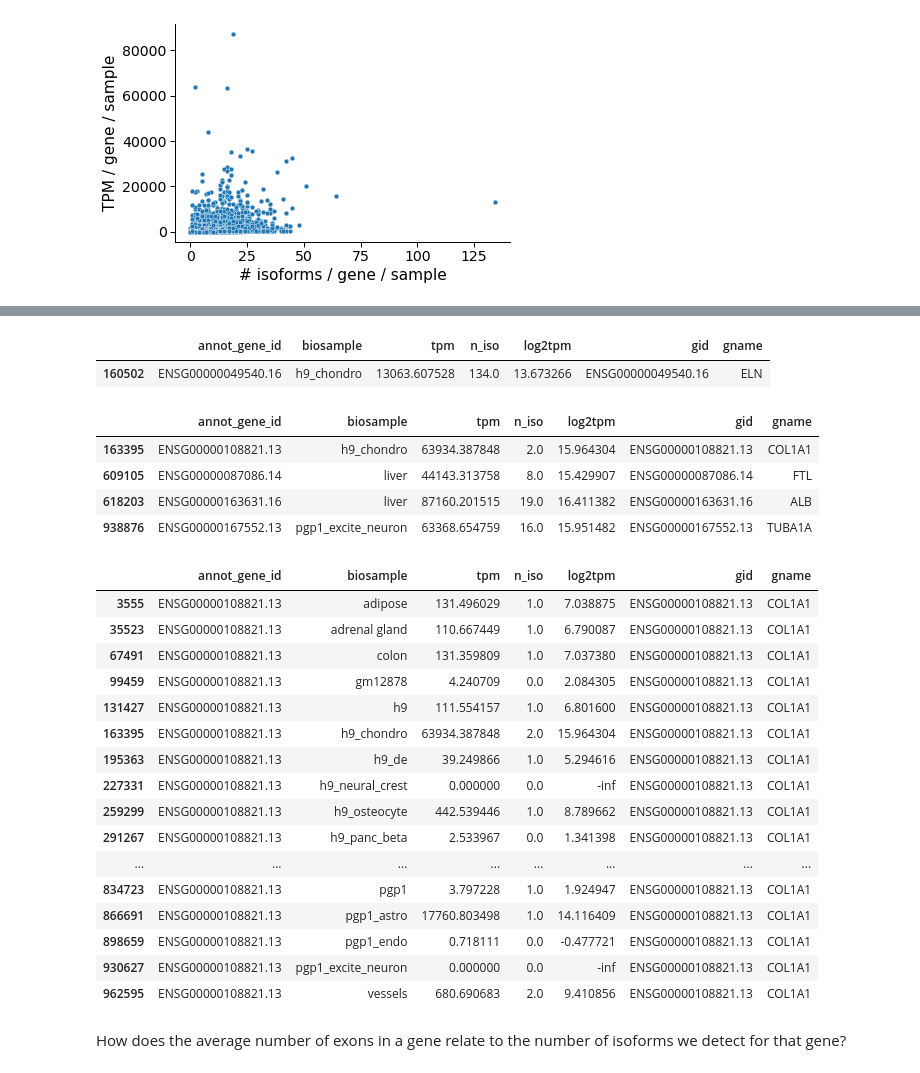
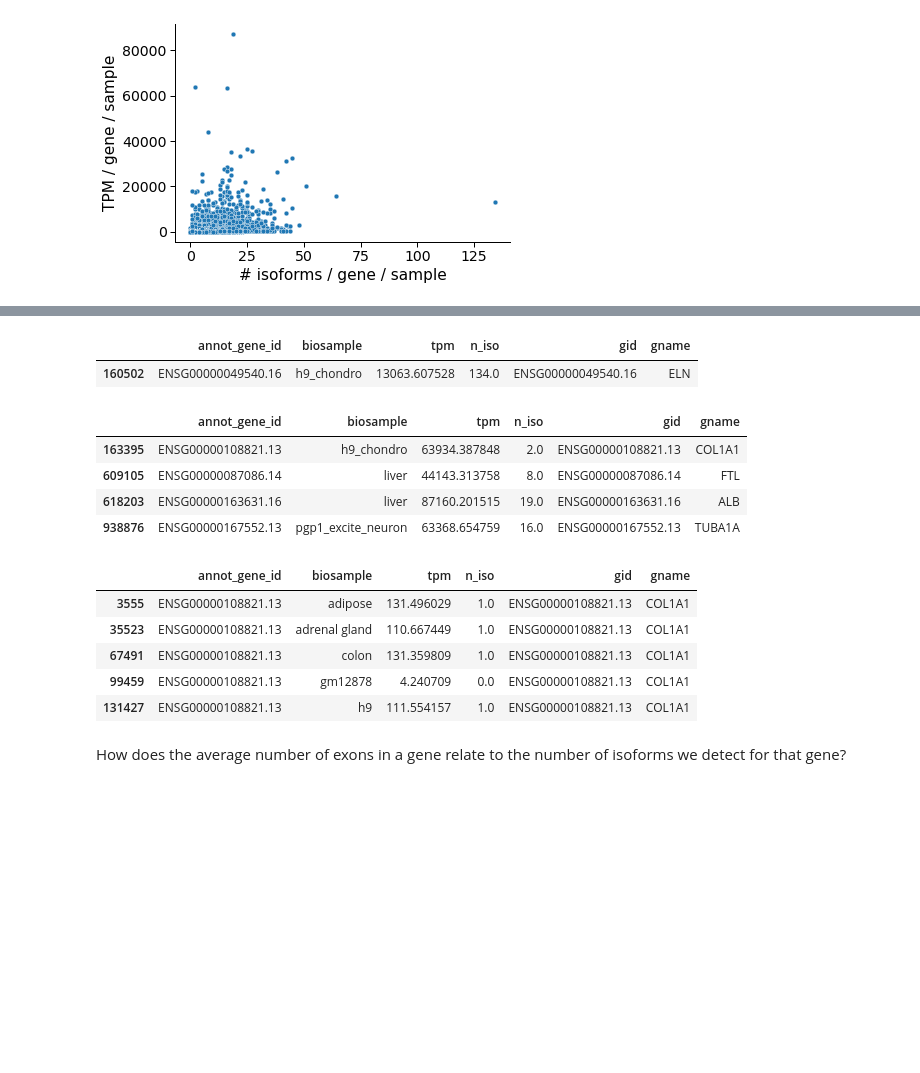
Before and after one commit to fairliereese/rnawg, a Jupyter notebook: lr_bulk/talon/iso_det.ipynb, the cells around one changed output, grey strips where cells are left out. Cells and saved outputs as stored; diff of their text form; code cells hidden in the pictures; blank space fills up the shorter version.

```diff
--- a/lr_bulk/talon/iso_det.ipynb
+++ b/lr_bulk/talon/iso_det.ipynb
@@ -487,10 +564,3 @@ Applying gene type and novelty subset
 Number of isos reported: 92963
 Found 31 total samples
 [figure]
-# %%
-df = pd.read_csv('human_talon_abundance.tsv', sep='\t')
-tpm_df, _ = get_tpm_table(df,
-                       how='gene',
-                       min_tpm=1,
-                       groupby='sample',
-                       gene_subset='polya')
@@ -546,6 +566,0 @@ iso_df.head()
-# %%
-tpm_df.index.name = 'annot_gene_id'
-tpm_df.reset_index(inplace=True)
-iso_df.reset_index(inplace=True)
-
-df = tpm_df.merge(iso_df, how='outer', on=['annot_gene_id', 'biosample'])
@@ -561,2 +566,0 @@ df.head()
-# %%
-df['log2tpm'] = np.log2(df.tpm)
@@ -583,40 +567,25 @@ plt.savefig(fname, dpi=300, bbox_inches='tight')
-# %%
-gene_df, _, _ = get_gtf_info(how='gene')
-gene_df = gene_df[['gid', 'gname']]
-df = df.merge(gene_df, how='left', left_on='annot_gene_id', right_on='gid')
 # %%
 df.loc[(df.gname == 'ELN')&(df.biosample == 'h9_chondro')]
 # %% [output]
-|  | annot_gene_id | biosample | tpm | n_iso | log2tpm | gid | gname |
-| 160502 | ENSG00000049540.16 | h9_chondro | 13063.607528 | 134.0 | 13.673266 | ENSG00000049540.16 | ELN |
+|  | annot_gene_id | biosample | tpm | n_iso | gid | gname |
+| 160502 | ENSG00000049540.16 | h9_chondro | 13063.607528 | 134.0 | ENSG00000049540.16 | ELN |
 # %%
 df.loc[df.tpm > 40000]
 # %% [output]
-|  | annot_gene_id | biosample | tpm | n_iso | log2tpm | gid | gname |
-| 163395 | ENSG00000108821.13 | h9_chondro | 63934.387848 | 2.0 | 15.964304 | ENSG00000108821.13 | COL1A1 |
-| 609105 | ENSG00000087086.14 | liver | 44143.313758 | 8.0 | 15.429907 | ENSG00000087086.14 | FTL |
-| 618203 | ENSG00000163631.16 | liver | 87160.201515 | 19.0 | 16.411382 | ENSG00000163631.16 | ALB |
-| 938876 | ENSG00000167552.13 | pgp1_excite_neuron | 63368.654759 | 16.0 | 15.951482 | ENSG00000167552.13 | TUBA1A |
+|  | annot_gene_id | biosample | tpm | n_iso | gid | gname |
+| 163395 | ENSG00000108821.13 | h9_chondro | 63934.387848 | 2.0 | ENSG00000108821.13 | COL1A1 |
+| 609105 | ENSG00000087086.14 | liver | 44143.313758 | 8.0 | ENSG00000087086.14 | FTL |
+| 618203 | ENSG00000163631.16 | liver | 87160.201515 | 19.0 | ENSG00000163631.16 | ALB |
+| 938876 | ENSG00000167552.13 | pgp1_excite_neuron | 63368.654759 | 16.0 | ENSG00000167552.13 | TUBA1A |
 # %%
-df.loc[df.gname == 'COL1A1']
+df.loc[df.gname == 'COL1A1'].head()
 # %% [output]
-|  | annot_gene_id | biosample | tpm | n_iso | log2tpm | gid | gname |
-| 3555 | ENSG00000108821.13 | adipose | 131.496029 | 1.0 | 7.038875 | ENSG00000108821.13 | COL1A1 |
-| 35523 | ENSG00000108821.13 | adrenal gland | 110.667449 | 1.0 | 6.790087 | ENSG00000108821.13 | COL1A1 |
-| 67491 | ENSG00000108821.13 | colon | 131.359809 | 1.0 | 7.037380 | ENSG00000108821.13 | COL1A1 |
-| 99459 | ENSG00000108821.13 | gm12878 | 4.240709 | 0.0 | 2.084305 | ENSG00000108821.13 | COL1A1 |
-| 131427 | ENSG00000108821.13 | h9 | 111.554157 | 1.0 | 6.801600 | ENSG00000108821.13 | COL1A1 |
-| 163395 | ENSG00000108821.13 | h9_chondro | 63934.387848 | 2.0 | 15.964304 | ENSG00000108821.13 | COL1A1 |
-| 195363 | ENSG00000108821.13 | h9_de | 39.249866 | 1.0 | 5.294616 | ENSG00000108821.13 | COL1A1 |
-| 227331 | ENSG00000108821.13 | h9_neural_crest | 0.000000 | 0.0 | -inf | ENSG00000108821.13 | COL1A1 |
-| 259299 | ENSG00000108821.13 | h9_osteocyte | 442.539446 | 1.0 | 8.789662 | ENSG00000108821.13 | COL1A1 |
-| 291267 | ENSG00000108821.13 | h9_panc_beta | 2.533967 | 0.0 | 1.341398 | ENSG00000108821.13 | COL1A1 |
-| ... | ... | ... | ... | ... | ... | ... | ... |
-| 834723 | ENSG00000108821.13 | pgp1 | 3.797228 | 1.0 | 1.924947 | ENSG00000108821.13 | COL1A1 |
-| 866691 | ENSG00000108821.13 | pgp1_astro | 17760.803498 | 1.0 | 14.116409 | ENSG00000108821.13 | COL1A1 |
-| 898659 | ENSG00000108821.13 | pgp1_endo | 0.718111 | 0.0 | -0.477721 | ENSG00000108821.13 | COL1A1 |
-| 930627 | ENSG00000108821.13 | pgp1_excite_neuron | 0.000000 | 0.0 | -inf | ENSG00000108821.13 | COL1A1 |
-| 962595 | ENSG00000108821.13 | vessels | 680.690683 | 2.0 | 9.410856 | ENSG00000108821.13 | COL1A1 |
+|  | annot_gene_id | biosample | tpm | n_iso | gid | gname |
+| 3555 | ENSG00000108821.13 | adipose | 131.496029 | 1.0 | ENSG00000108821.13 | COL1A1 |
+| 35523 | ENSG00000108821.13 | adrenal gland | 110.667449 | 1.0 | ENSG00000108821.13 | COL1A1 |
+| 67491 | ENSG00000108821.13 | colon | 131.359809 | 1.0 | ENSG00000108821.13 | COL1A1 |
+| 99459 | ENSG00000108821.13 | gm12878 | 4.240709 | 0.0 | ENSG00000108821.13 | COL1A1 |
+| 131427 | ENSG00000108821.13 | h9 | 111.554157 | 1.0 | ENSG00000108821.13 | COL1A1 |
 # %% [markdown]
 How does the average number of exons in a gene relate to the number of isoforms we detect for that gene?
 # %%
```
Also changed, not shown: parts of 18 cells of this notebook, 38 other files.
